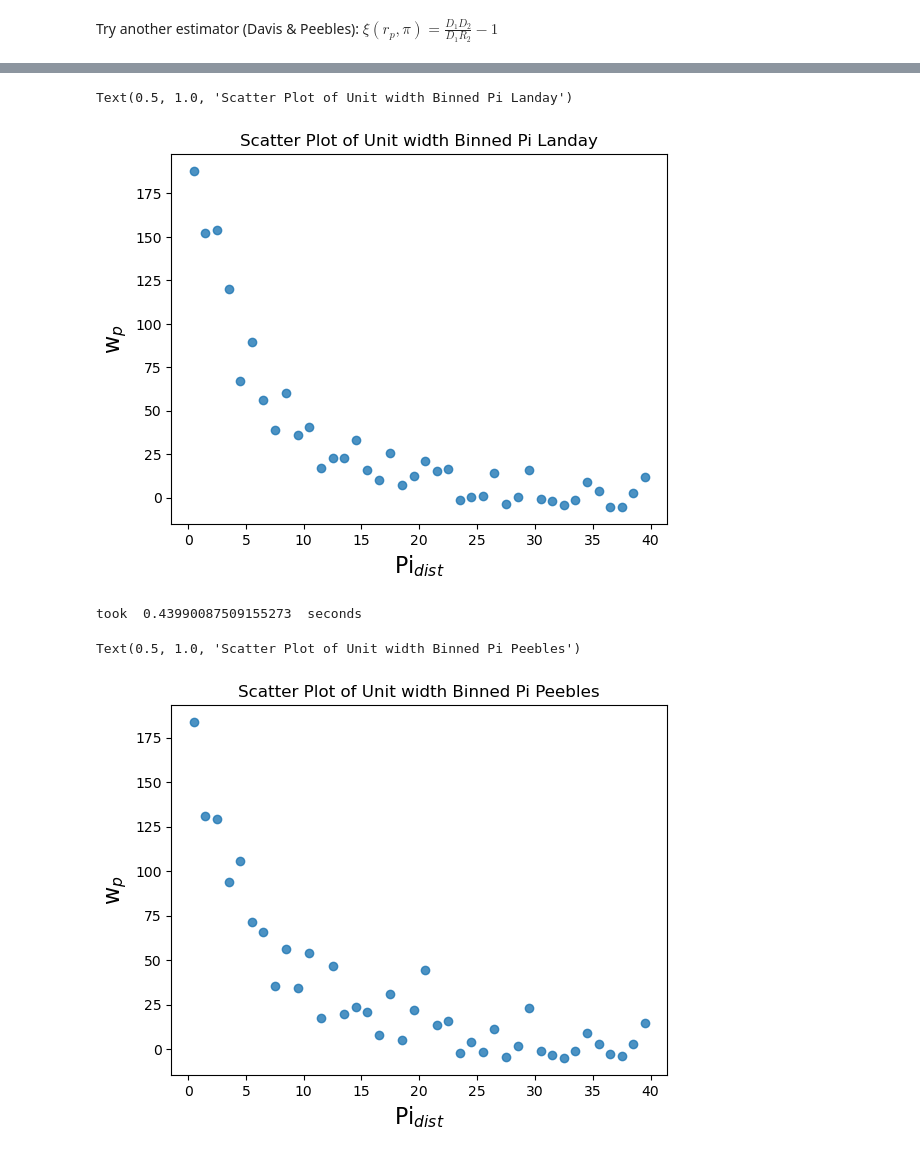
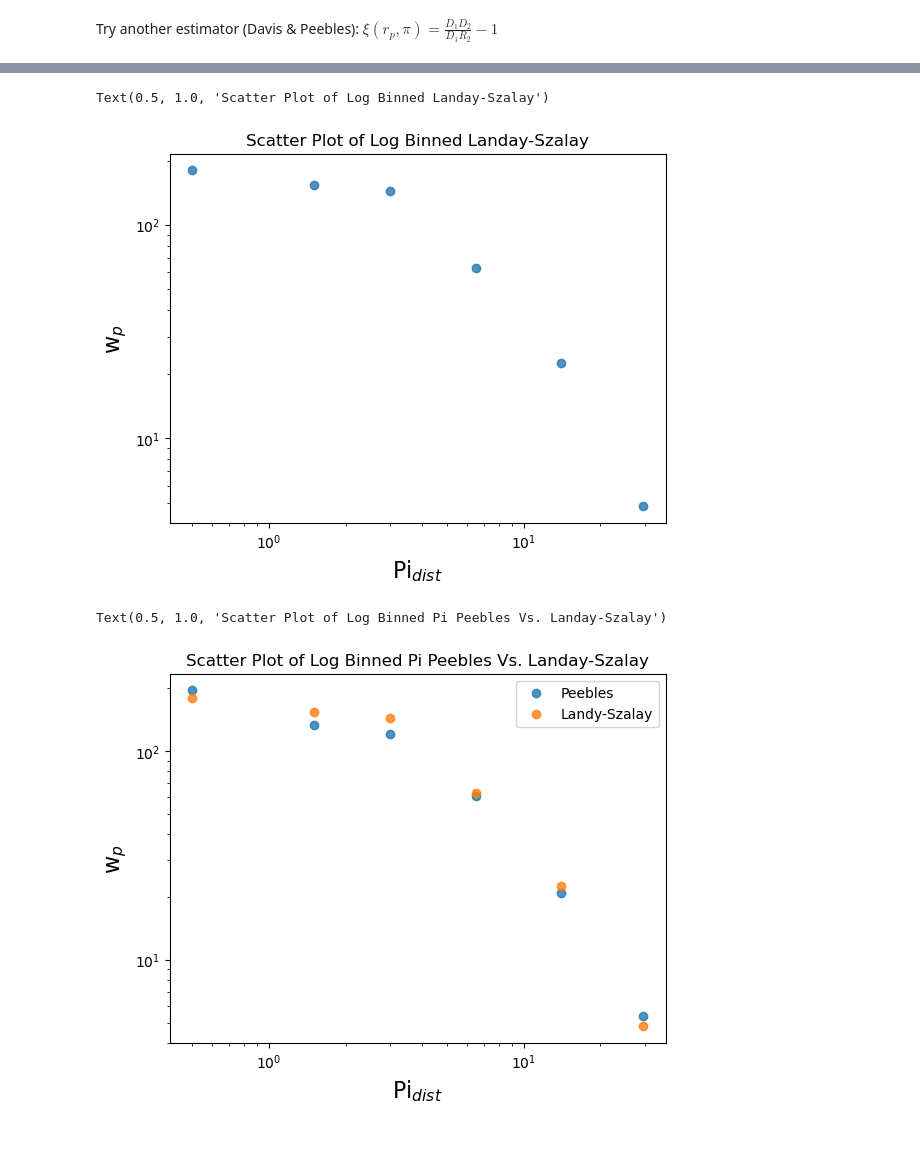
Before and after one commit to mcp74/AGNclustering, a Jupyter notebook: clustering_test.ipynb, the cells around one changed output, grey strips where cells are left out. Cells and saved outputs as stored; diff of their text form; code cells hidden in the pictures.

```diff
--- a/clustering_test.ipynb
+++ b/clustering_test.ipynb
@@ -407,12 +441,7 @@ plt.legend()
 # %%
 # Collapsing 2d correlation function alon rp - Landay Estimator
 %autoreload 2
-
-pibins = 40
-#%%timeit
-t1=time.time()
-wppi_ls = wz.cross_wppi(d1=agn, d2=gal, r1=arand, r2=grand, bins=bins, pibins=pibins, pimax=pimax, m=5, estimator='L')
-t = time.time() - t1
+pi, wppi_ls = wz.cross_wppi(d1=agn, d2=gal, r1=arand, r2=grand, bins=bins, pibins=pibins, pimax=pimax, m=5, estimator='L')
 # %% [output]
 using LCDM cosmology: Om0=.3, H0=70
 In gridlink_mocks_double> Running with [nmesh_x, nmesh_y, nmesh_z]  = 19,18,9.  Time taken =   0.001 sec
@@ -448,12 +459,7 @@ TypeError: object of type 'int' has no len()
 # %%
 # Collapsing 2d correlation function along rp- Peebles Estimator
 %autoreload 2
-
-pibins = np.logspace(0,np.log10(40),6, dtype=int)
-#%%timeit
-t1=time.time()
-wppi_p = wz.cross_wppi(d1=agn, d2=gal, r1=arand, r2=grand, bins=bins, pibins=pibins, pimax=pimax, m=5, estimator='P')
-t = time.time() - t1
+pi,wppi_p = wz.cross_wppi(d1=agn, d2=gal, r1=arand, r2=grand, bins=bins, pibins=pibins, pimax=pimax, m=5, estimator='P')
 # %% [output]
 using LCDM cosmology: Om0=.3, H0=70
 In gridlink_mocks_double> Running with [nmesh_x, nmesh_y, nmesh_z]  = 19,18,9.  Time taken =   0.001 sec
@@ -465,28 +481,22 @@ In gridlink_mocks_double> Running with [nmesh_x, nmesh_y, nmesh_z]  = 20,20,10.
 # %%
-# Graphing Wp(pi) with unit width binning zp
-
-zbins = np.arange(.5,40.5,1)
-
-plt.scatter(zbins,wppi_ls,alpha=0.8)
+plt.yscale("log")
+plt.xscale("log")
+plt.scatter(pi,wppi_ls,alpha=0.8)
 plt.xlabel('Pi$_{dist}$',fontsize=16, )
 plt.ylabel('w$_{p}$',fontsize=16)
-plt.title('Scatter Plot of Unit width Binned Pi Landay')
+plt.title('Scatter Plot of Log Binned Landay-Szalay')
 # %% [output]
-Text(0.5, 1.0, 'Scatter Plot of Unit width Binned Pi Landay')
+Text(0.5, 1.0, 'Scatter Plot of Log Binned Landay-Szalay')
-[figure, old version]
+[figure, new version]
-# %%
-print('took ',str(t),' seconds')
-# %% [output]
-took  0.43990087509155273  seconds
 # %%
-# Graphing Wp(zp) with unit width binning zp
-
-zbins = np.arange(.5,40.5,1)
-
-plt.scatter(zbins,wppi_p,alpha=0.8)
+plt.yscale("log")
+plt.xscale("log")
+plt.scatter(pi,wppi_p,label='Peebles',alpha=0.8)
+plt.scatter(pi,wppi_ls,label="Landy-Szalay",alpha=0.8)
+plt.legend()
 plt.xlabel('Pi$_{dist}$',fontsize=16, )
 plt.ylabel('w$_{p}$',fontsize=16)
-plt.title('Scatter Plot of Unit width Binned Pi Peebles')
+plt.title('Scatter Plot of Log Binned Pi Peebles Vs. Landay-Szalay')
 # %% [output]
-Text(0.5, 1.0, 'Scatter Plot of Unit width Binned Pi Peebles')
+Text(0.5, 1.0, 'Scatter Plot of Log Binned Pi Peebles Vs. Landay-Szalay')
-[figure, old version]
+[figure, new version]
```
Also changed, not shown: parts of 23 cells of this notebook, 5 other files.
